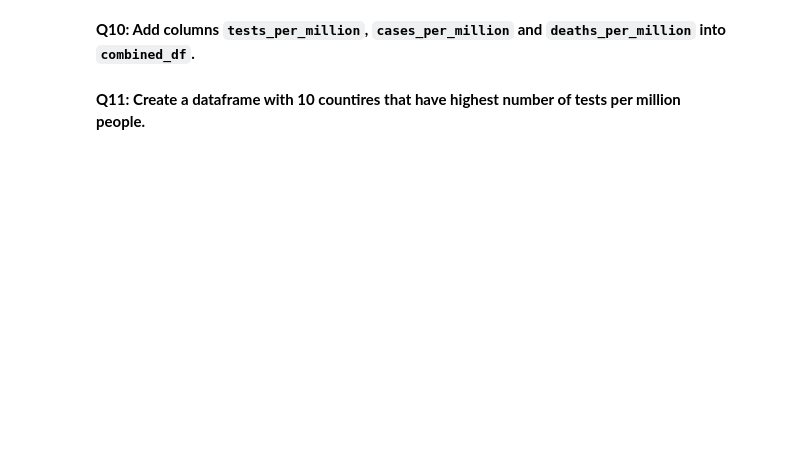
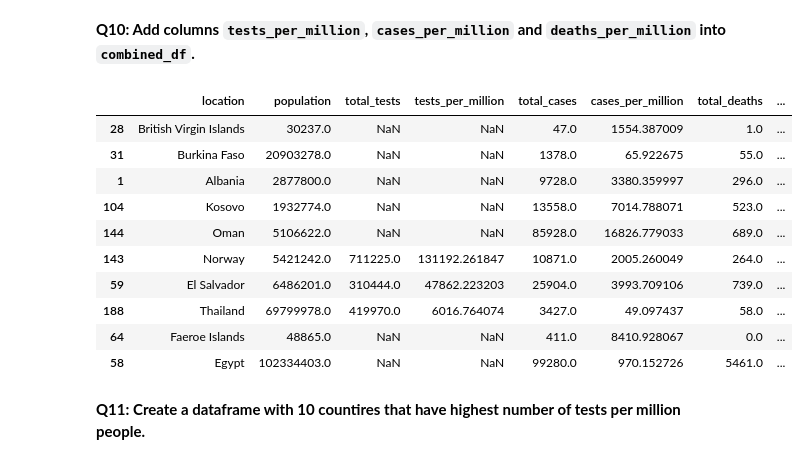
Before and after one commit to aleksmn/jovian, a Jupyter notebook: pandas/pandas-practice-assignment/pandas-practice-assignment.ipynb, the cells around one changed output. Saved outputs shown, nothing was run; the diff lists cells and outputs as text; code cells hidden in the pictures; blank space fills up the shorter version.

```diff
--- a/pandas/pandas-practice-assignment/pandas-practice-assignment.ipynb
+++ b/pandas/pandas-practice-assignment/pandas-practice-assignment.ipynb
@@ -280,7 +285,3 @@ jovian.commit(project='pandas-practice-assignment', environment=None)
 **Q10: Add columns `tests_per_million`, `cases_per_million` and `deaths_per_million` into `combined_df`.**
 # %%
 combined_df['tests_per_million'] = combined_df['total_tests'] * 1e6 / combined_df['population']
-# %%
-combined_df['cases_per_million'] = ???
-# %%
-combined_df['deaths_per_million'] = ???
@@ -290,0 +288,4 @@ jovian.commit(project='pandas-practice-assignment', environment=None)
+# %%
+combined_df['cases_per_million'] = combined_df['total_cases'] * 1e6 / combined_df['population']
+# %%
+combined_df['deaths_per_million'] = combined_df['total_deaths'] * 1e6 / combined_df['population']
@@ -291,2 +296,16 @@ jovian.commit(project='pandas-practice-assignment', environment=None)
+# %%
+combined_df[['location', 'population', 'total_tests','tests_per_million','total_cases', 'cases_per_million', 'total_deaths', 'deaths_per_million']].sample(10)
+# %% [output]
+|  | location | population | total_tests | tests_per_million | total_cases | cases_per_million | total_deaths | ... |
+| 28 | British Virgin Islands | 30237.0 | NaN | NaN | 47.0 | 1554.387009 | 1.0 | ... |
+| 31 | Burkina Faso | 20903278.0 | NaN | NaN | 1378.0 | 65.922675 | 55.0 | ... |
+| 1 | Albania | 2877800.0 | NaN | NaN | 9728.0 | 3380.359997 | 296.0 | ... |
+| 104 | Kosovo | 1932774.0 | NaN | NaN | 13558.0 | 7014.788071 | 523.0 | ... |
+| 144 | Oman | 5106622.0 | NaN | NaN | 85928.0 | 16826.779033 | 689.0 | ... |
+| 143 | Norway | 5421242.0 | 711225.0 | 131192.261847 | 10871.0 | 2005.260049 | 264.0 | ... |
+| 59 | El Salvador | 6486201.0 | 310444.0 | 47862.223203 | 25904.0 | 3993.709106 | 739.0 | ... |
+| 188 | Thailand | 69799978.0 | 419970.0 | 6016.764074 | 3427.0 | 49.097437 | 58.0 | ... |
+| 64 | Faeroe Islands | 48865.0 | NaN | NaN | 411.0 | 8410.928067 | 0.0 | ... |
+| 58 | Egypt | 102334403.0 | NaN | NaN | 99280.0 | 970.152726 | 5461.0 | ... |
 # %% [markdown]
 **Q11: Create a dataframe with 10 countires that have highest number of tests per million people.**
```
Also changed, not shown: parts of 31 cells of this notebook, 4 other files.
